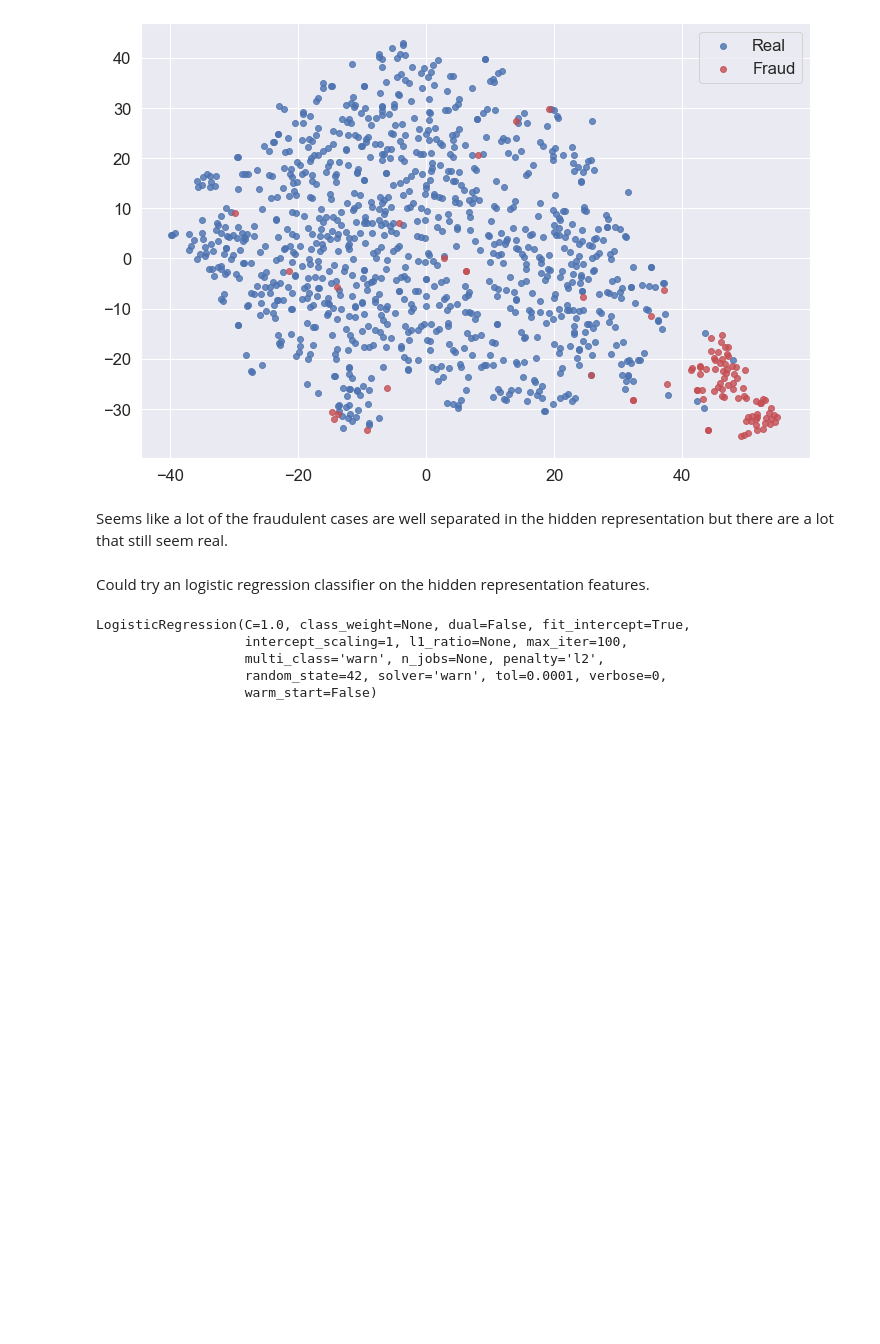
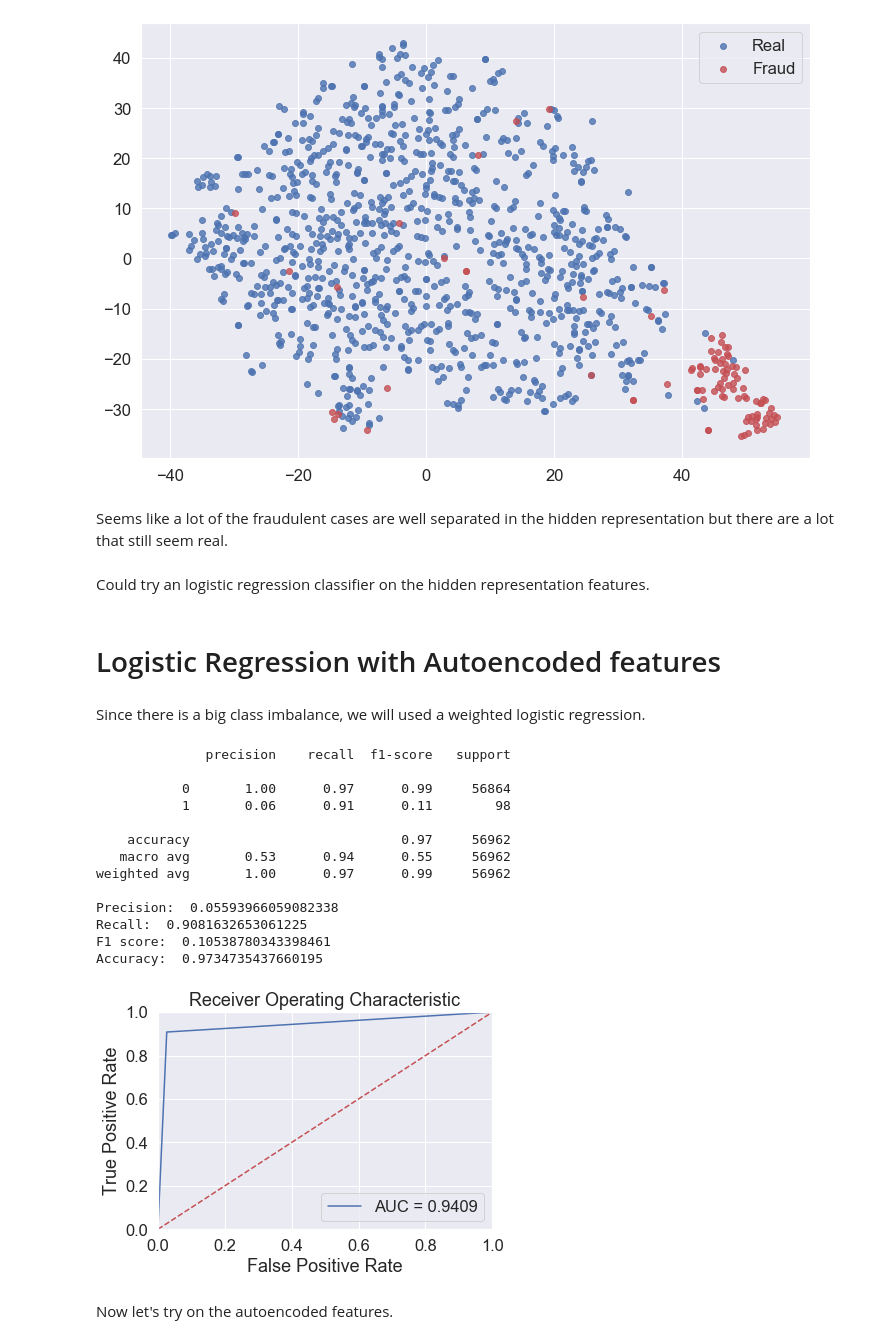
Before and after one commit to yeouchiou/DataScienceProjects, a Jupyter notebook: creditcardautoencoder.ipynb, the cells around one changed output. Cells and saved outputs as stored; diff of their text form; code cells hidden in the pictures; blank space fills up the shorter version.

```diff
--- a/creditcardautoencoder.ipynb
+++ b/creditcardautoencoder.ipynb
@@ -186,0 +175,22 @@ X_test_scale = scaler.transform(X_test.values)
+# %%
+def preprocess(df):
+    """
+    Split into training and testing set with a standard scaler
+
+    Args:
+        df: dataframe with credit card data
+    Returns:
+        X_train_scale: scaled training set
+        X_test_scale: scaled test set
+        y_train: training set labels
+        y_test: test set labels
+    """
+    train, test = train_test_split(df, test_size=0.2, stratify=df.Class.values, random_state=42)
+    X_train = train.drop(['Class'], axis=1)
+    X_test = test.drop(['Class'], axis=1)
+    y_train = train.Class
+    y_test = test.Class
+    scaler = StandardScaler()
+    X_train_scale = scaler.fit_transform(X_train.values)
+    X_test_scale = scaler.transform(X_test.values)
+    return X_train_scale, X_test_scale, y_train, y_test
@@ -422,6 +475,45 @@ plt.show();
 Seems like a lot of the fraudulent cases are well separated in the hidden representation but there are a lot that still seem real.
 # %% [markdown]
 Could try an logistic regression classifier on the hidden representation features.
+# %% [markdown]
+# Logistic Regression with Autoencoded features
+# %% [markdown]
+Since there is a big class imbalance, we will used a weighted logistic regression.
+# %%
+def makeLRmodel(X_train, X_test, y_train, y_test):
+    """
+    Make a weighted logistic regression model and fits it to the training data
+    and tests it on the test data. Summary statistics are also printed
+
+    Args:
+        X_train: training set
+        X_test: test set
+        y_train: training set labels
+        y_test: test set labels
+    """
+    lr = LogisticRegression(class_weight='balanced')
+    lr.fit(X_train, y_train)
+    y_pred = lr.predict(X_test)
+    printSummary(y_test, y_pred)
+# %%
+makeLRmodel(X_train_scale, X_test_scale, y_train, y_test)
+# %% [output]
+              precision    recall  f1-score   support
+
+           0       1.00      0.97      0.99     56864
+           1       0.06      0.91      0.11        98
+
+    accuracy                           0.97     56962
+   macro avg       0.53      0.94      0.55     56962
+weighted avg       1.00      0.97      0.99     56962
+
+Precision:  0.05593966059082338
+Recall:  0.9081632653061225
+F1 score:  0.10538780343398461
+Accuracy:  0.9734735437660195
+[figure, added]
+# %% [markdown]
+Now let's try on the autoencoded features.
 # %%
 hid_rep_train = hidden_representation.predict(X_train_scale)
 hid_rep_test = hidden_representation.predict(X_test_scale)
@@ -430,8 +519,0 @@ lr = LogisticRegression(random_state=42)
-# %%
-lr.fit(hid_rep_train,y_train)
-# %% [output]
-LogisticRegression(C=1.0, class_weight=None, dual=False, fit_intercept=True,
-                   intercept_scaling=1, l1_ratio=None, max_iter=100,
-                   multi_class='warn', n_jobs=None, penalty='l2',
-                   random_state=42, solver='warn', tol=0.0001, verbose=0,
-                   warm_start=False)
```
Also changed, not shown: parts of 19 cells of this notebook.
